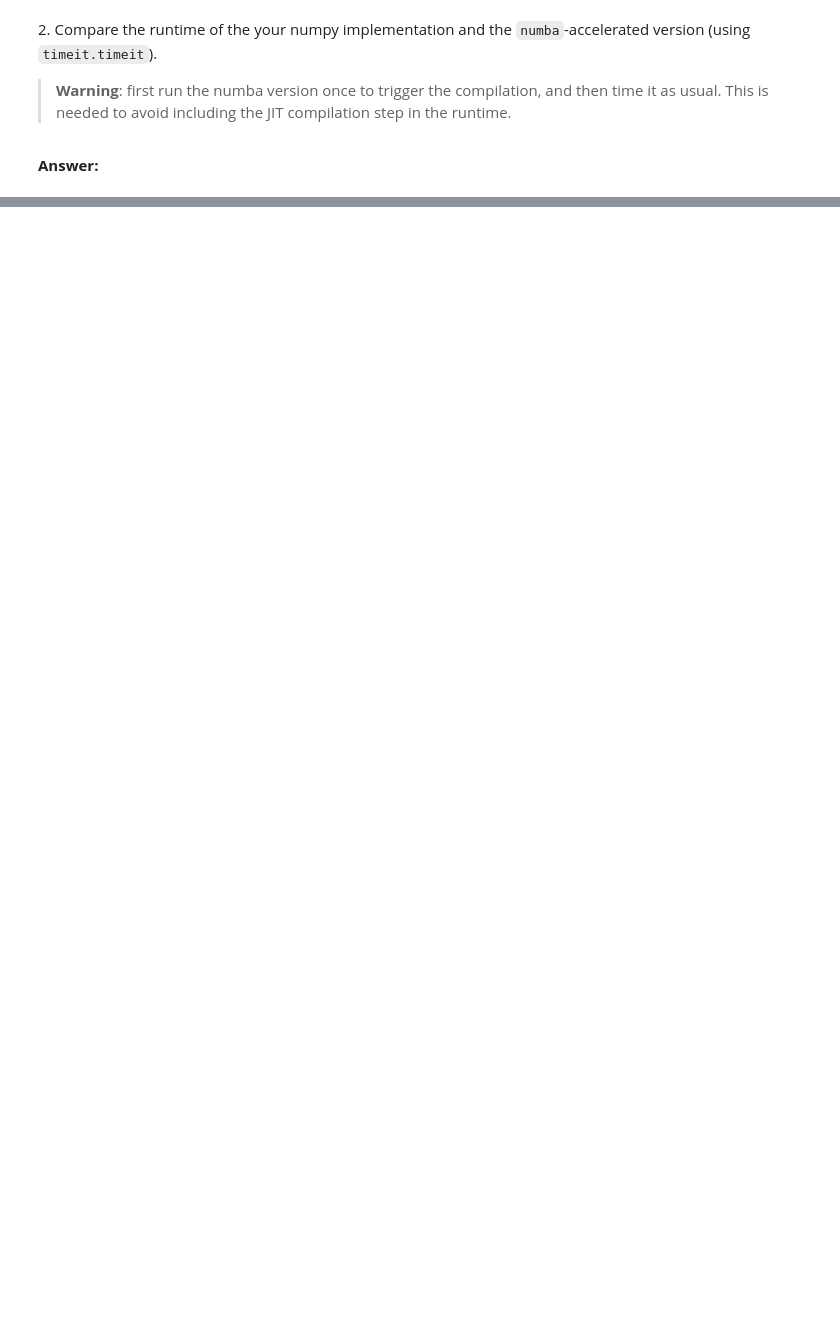
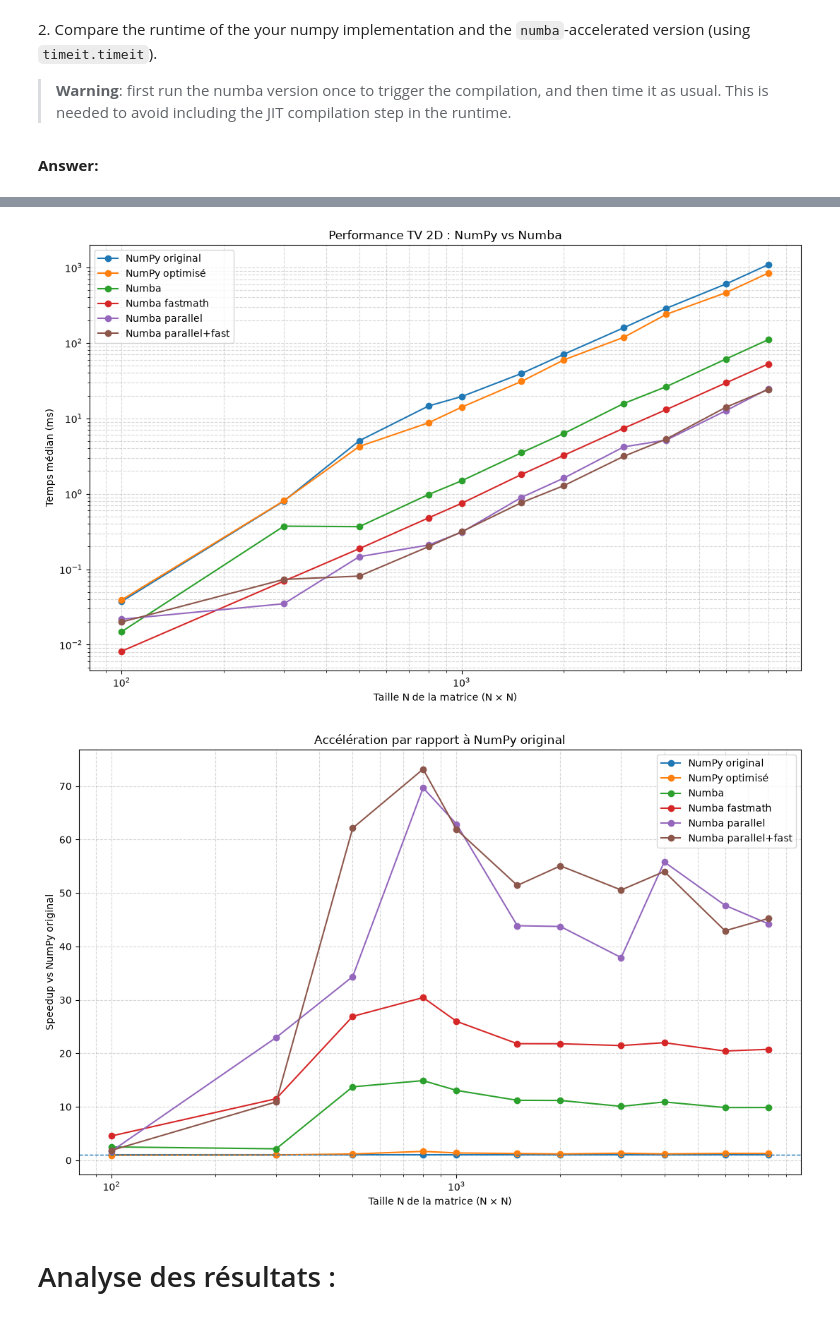
Before and after one commit to alxndrTL/python_sdia, a Jupyter notebook: Labs/Lab4/lab4.ipynb, the cells around one changed output, grey strips where cells are left out. Cells and saved outputs as stored; diff of their text form; code cells hidden in the pictures; blank space fills up the shorter version.

```diff
--- a/Labs/Lab4/lab4.ipynb
+++ b/Labs/Lab4/lab4.ipynb
@@ -756,0 +1022,47 @@ If you have written most of the KNN classifier of exercise 1 with numpy, there i
+# %%
+# 12. GRAPHIQUE DES TEMPS
+
+plt.figure(figsize=(11, 7))
+
+for name, times in all_times.items():
+    plt.loglog(tailles,times,"o-",label=name)
+
+plt.xlabel("Taille N de la matrice (N × N)")
+plt.ylabel("Temps médian (ms)")
+plt.title("Performance TV 2D : NumPy vs Numba")
+
+plt.grid(True,which="both",linestyle="--",alpha=0.5)
+
+plt.legend()
+plt.tight_layout()
+plt.show()
+
+
+# 13. GRAPHIQUE DES SPEEDUPS
+
+numpy_times = np.array(all_times["NumPy original"])
+
+plt.figure(figsize=(11, 7))
+
+for name, times in all_times.items():
+    times = np.array(times)
+    speedup = numpy_times / times
+
+    plt.semilogx(tailles,speedup,"o-",label=name)
+
+plt.axhline(1.0,linestyle="--",linewidth=1)
+
+plt.xlabel("Taille N de la matrice (N × N)")
+plt.ylabel("Speedup vs NumPy original")
+plt.title("Accélération par rapport à NumPy original")
+
+plt.grid(True,which="both",linestyle="--",alpha=0.5)
+
+plt.legend()
+plt.tight_layout()
+plt.show()
+# %% [output]
+[figure, added]
+[figure, added]
+# %% [markdown]
+# Analyse des résultats :
```
Also changed, not shown: parts of 27 cells of this notebook.
